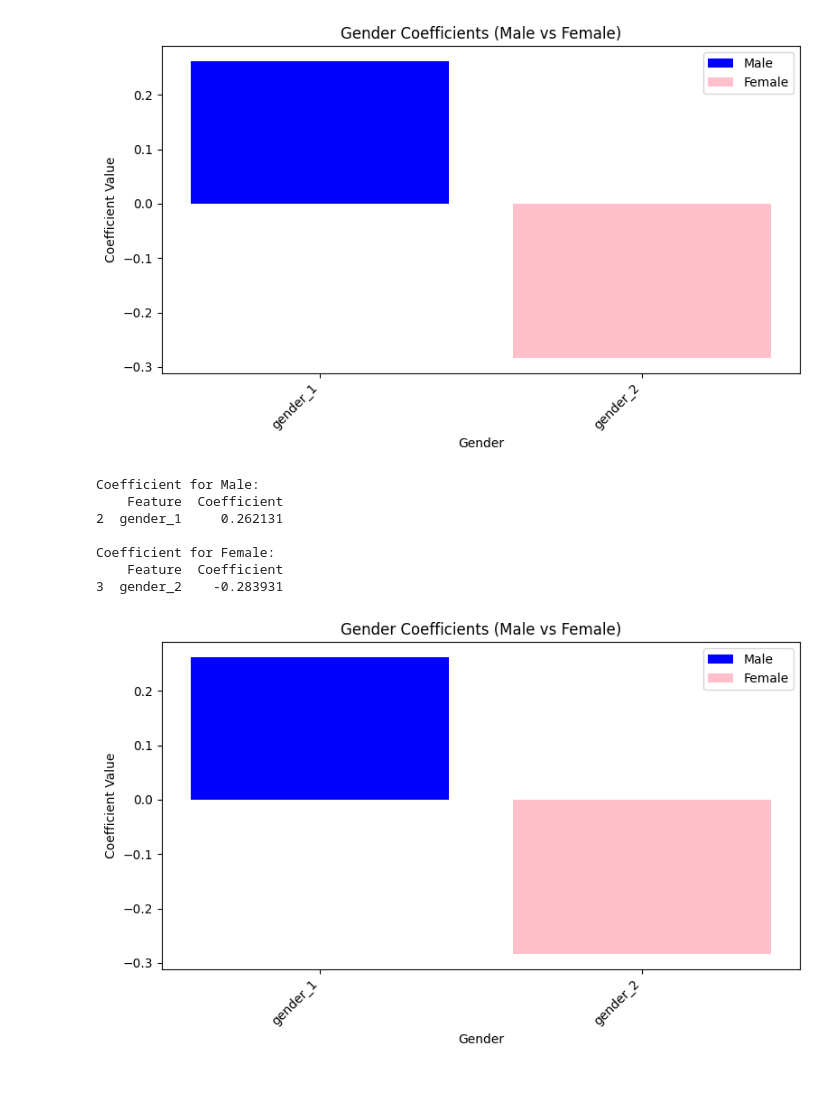
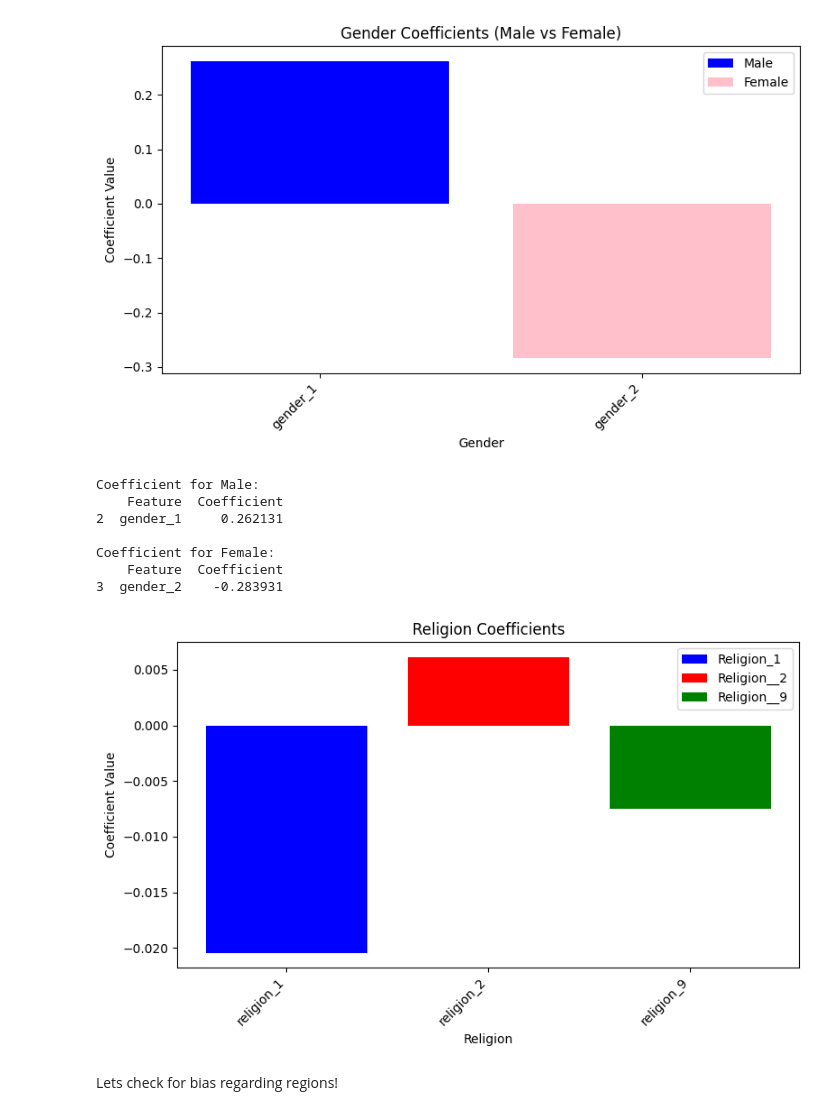
Before and after one commit to steve12512/thesis, a Jupyter notebook: korean/korean.ipynb, the cells around one changed output. Cells and saved outputs as stored; diff of their text form; code cells hidden in the pictures; blank space fills up the shorter version.

```diff
--- a/korean/korean.ipynb
+++ b/korean/korean.ipynb
@@ -445,34 +433,38 @@ Coefficient for Female:
 # %%
 religion_coefficients = coeff_df[coeff_df['Feature'].str.contains('religion')]
 
-religion1_coeff = religion_coefficients[gender_coefficients['Feature'] == 'religion_1']
-religion2_coeff = religion_coefficients[gender_coefficients['Feature'] == 'religion_2']
-religion9_coeff = religion_coefficients[gender_coefficients['Feature'] == 'religion_9']
+religion1_coeff = religion_coefficients[religion_coefficients['Feature'] == 'religion_1']
+religion2_coeff = religion_coefficients[religion_coefficients['Feature'] == 'religion_2']
+religion9_coeff = religion_coefficients[religion_coefficients['Feature'] == 'religion_9']
 
 
 print("Coefficient for Male:")
 print(gender_male_coeff)
 
 print("\nCoefficient for Female:")
 print(gender_female_coeff)
 
 plt.figure(figsize=(8, 5))
-plt.bar(gender_male_coeff['Feature'], gender_male_coeff['Coefficient'], color='blue', label='Male')
-plt.bar(gender_female_coeff['Feature'], gender_female_coeff['Coefficient'], color='pink', label='Female')
+plt.bar(religion1_coeff['Feature'], religion1_coeff['Coefficient'], color='blue', label='Religion_1')
+plt.bar(religion2_coeff['Feature'], religion2_coeff['Coefficient'], color='red', label='Religion__2')
+plt.bar(religion9_coeff['Feature'], religion9_coeff['Coefficient'], color='green', label='Religion__9')
 
-plt.xlabel('Gender')
+
+plt.xlabel('Religion')
 plt.ylabel('Coefficient Value')
-plt.title('Gender Coefficients (Male vs Female)')
+plt.title('Religion Coefficients')
 plt.xticks(rotation=45, ha='right')
 plt.legend()
 plt.tight_layout()
 plt.show()
 # %% [output]
 Coefficient for Male:
     Feature  Coefficient
 2  gender_1     0.262131
 
 Coefficient for Female:
     Feature  Coefficient
 3  gender_2    -0.283931
-[figure, old version]
+[figure, new version]
+# %% [markdown]
+Lets check for bias regarding regions!
```
Also changed, not shown: parts of 17 cells of this notebook, 3 other files.
